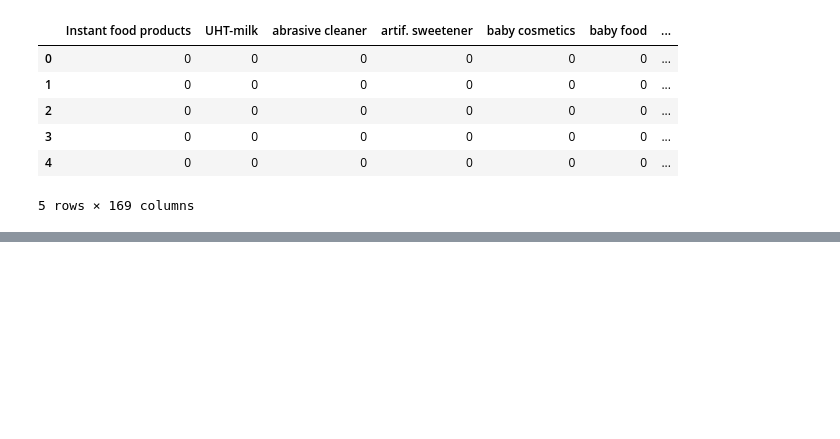
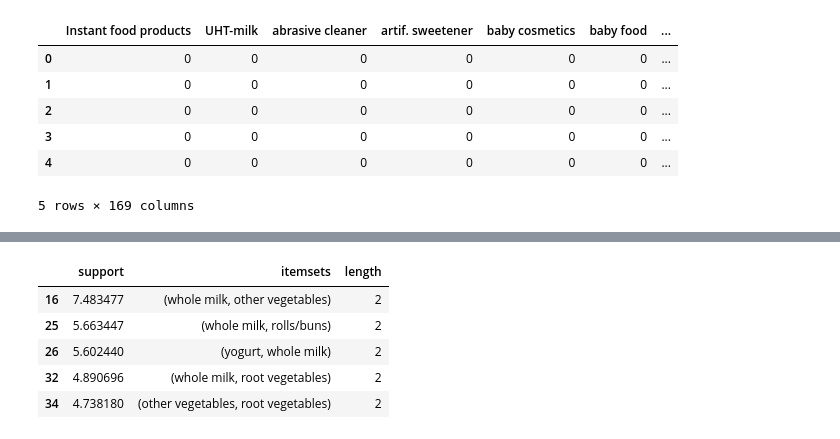
Before and after one commit to Smit131/DS-assignments-python, a Jupyter notebook: Association rule/jupytercode.ipynb, the cells around one changed output, grey strips where cells are left out. Cells and saved outputs as stored; diff of their text form; code cells hidden in the pictures; blank space fills up the shorter version.

```diff
--- a/Association rule/jupytercode.ipynb
+++ b/Association rule/jupytercode.ipynb
@@ -117,0 +140,10 @@ Name: support, dtype: float64
+# %%
+# now lets see for length = 2 and highest support top 5
+fia[fia["length"] == 2].head(5)
+# %% [output]
+|  | support | itemsets | length |
+| 16 | 7.483477 | (whole milk, other vegetables) | 2 |
+| 25 | 5.663447 | (whole milk, rolls/buns) | 2 |
+| 26 | 5.602440 | (yogurt, whole milk) | 2 |
+| 32 | 4.890696 | (whole milk, root vegetables) | 2 |
+| 34 | 4.738180 | (other vegetables, root vegetables) | 2 |
```
Also changed, not shown: parts of 24 cells of this notebook, 1 other file.
